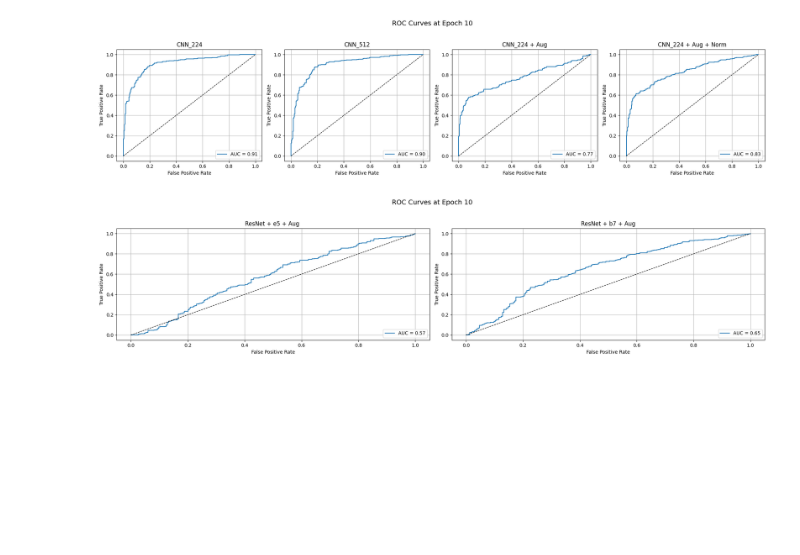
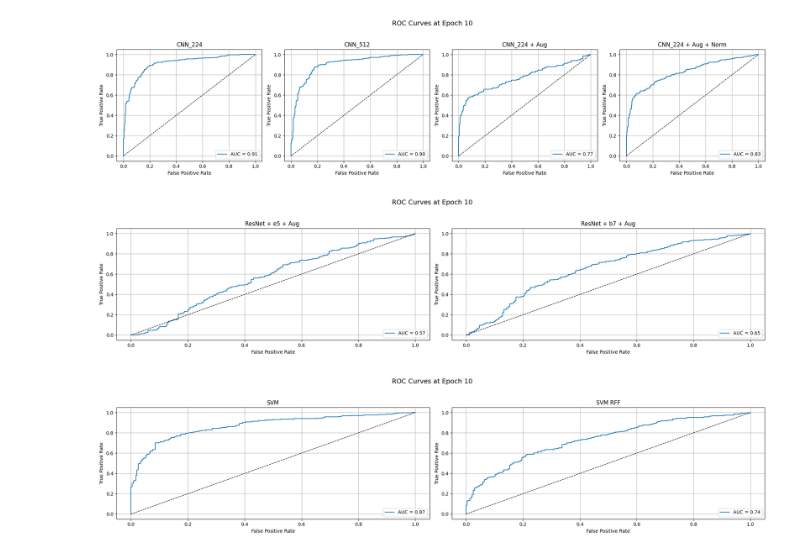
Before and after one commit to Meliothep/ML-001, a Jupyter notebook: notebook/predsCompare.ipynb, the cells around one changed output. Drawn from its saved outputs; the diff is of its cells as text; code cells hidden in the pictures; blank space fills up the shorter version.

```diff
--- a/notebook/predsCompare.ipynb
+++ b/notebook/predsCompare.ipynb
@@ -369,3 +466,36 @@ plt.tight_layout(rect=[0, 0.03, 1, 0.95])
 plt.show()
 # %% [output]
 [figure]
+# %%
+# Filter predictions at epoch 10
+preds_svm_e5 = preds_svm[preds_svm["epoch"] == 5]
+preds_svm_rff_e5 = preds_svm_rff[preds_svm_rff["epoch"] == 5]
+
+# Titles and datasets
+configs = [
+    ("SVM", preds_svm_e5),
+    ("SVM RFF", preds_svm_rff_e5)
+]
+# Create subplots
+fig, axes = plt.subplots(1, 2, figsize=(20, 5))
+
+# Plot ROC curves
+for ax, (title, df) in zip(axes, configs):
+    y_true = df["true_label"]
+    y_score = df["confidence"]  # make sure this column exists
+    fpr, tpr, _ = roc_curve(y_true, y_score)
+    roc_auc = auc(fpr, tpr)
+
+    ax.plot(fpr, tpr, label=f"AUC = {roc_auc:.2f}")
+    ax.plot([0, 1], [0, 1], 'k--', lw=1)
+    ax.set_title(title)
+    ax.set_xlabel("False Positive Rate")
+    ax.set_ylabel("True Positive Rate")
+    ax.legend(loc="lower right")
+    ax.grid(True)
+
+plt.suptitle("ROC Curves at Epoch 10", fontsize=14)
+plt.tight_layout(rect=[0, 0.03, 1, 0.95])
+plt.show()
+# %% [output]
+[figure, added]
```
Also changed, not shown: parts of 4 cells of this notebook, 27 other files.
